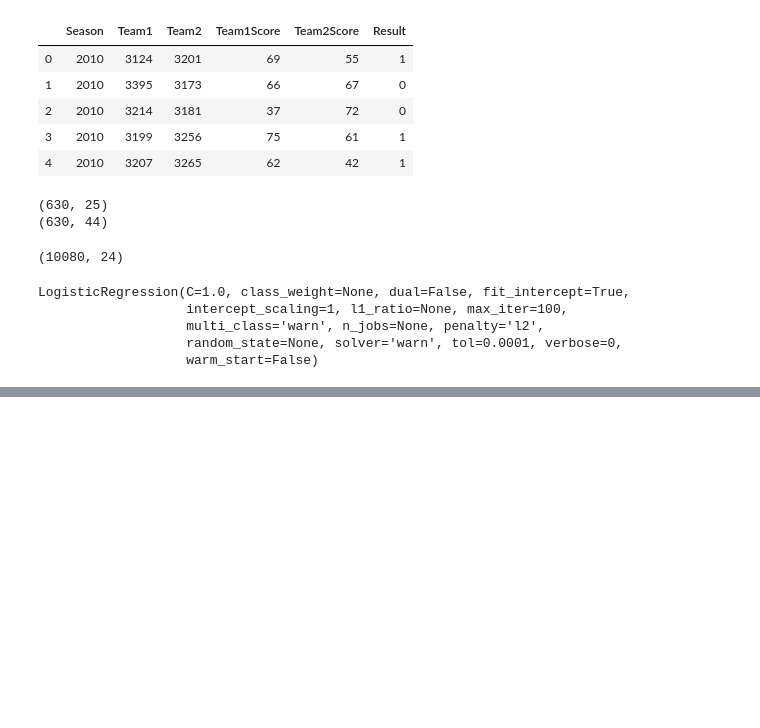
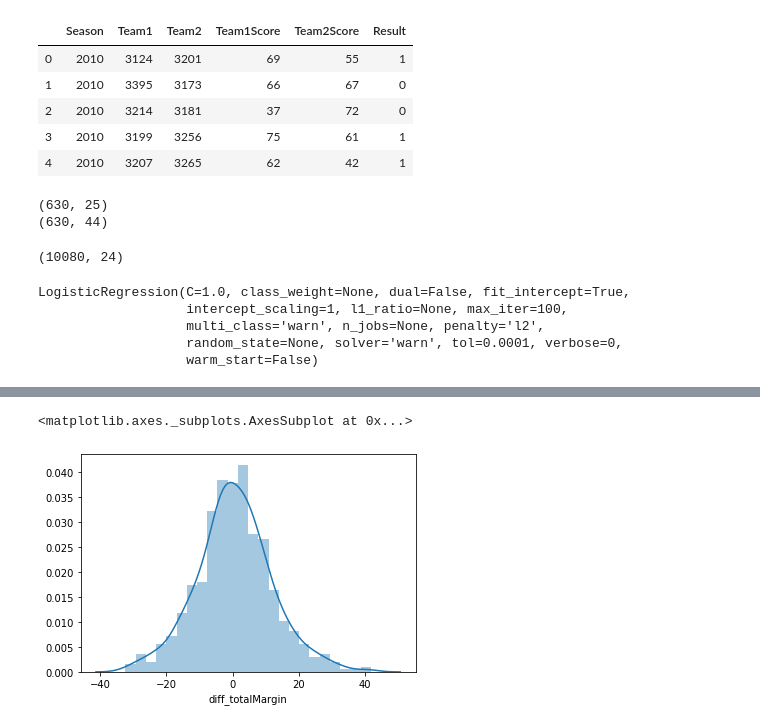
Before and after one commit to slee7268/kaggleNCAA, a Jupyter notebook: wnba/wnba_model.ipynb, the cells around one changed output, grey strips where cells are left out. Saved outputs shown, nothing was run; the diff lists cells and outputs as text; code cells hidden in the pictures; blank space fills up the shorter version.

```diff
--- a/wnba/wnba_model.ipynb
+++ b/wnba/wnba_model.ipynb
@@ -129,0 +197,5 @@ result
+# %%
+sns.distplot(cleanTrain.diff_totalMargin)
+# %% [output]
+<matplotlib.axes._subplots.AxesSubplot at 0x...>
+[figure, added]
```
Also changed, not shown: parts of 13 cells of this notebook, 1 other file.
